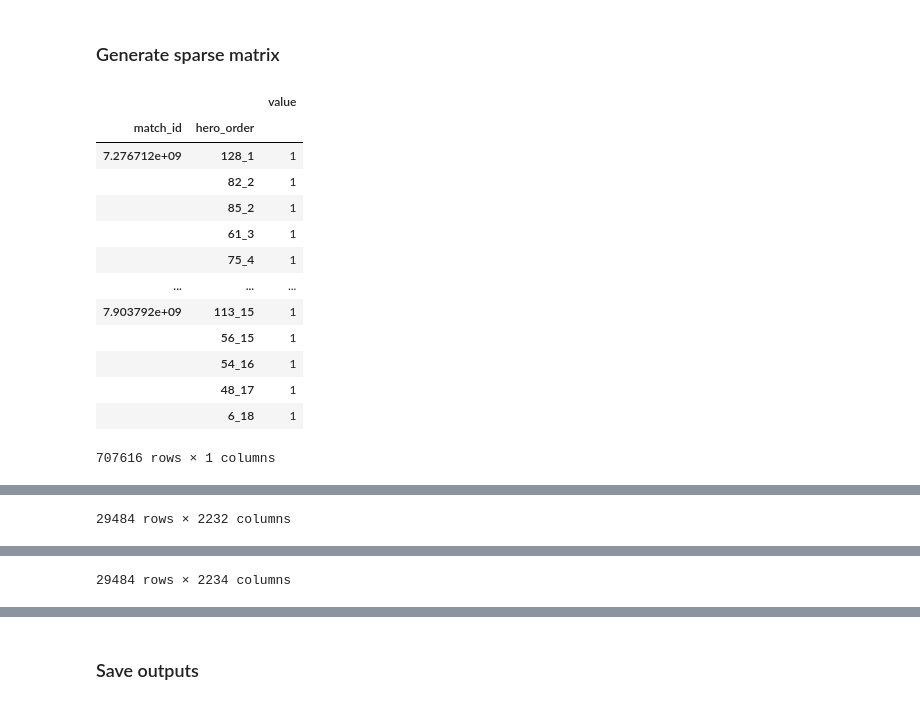
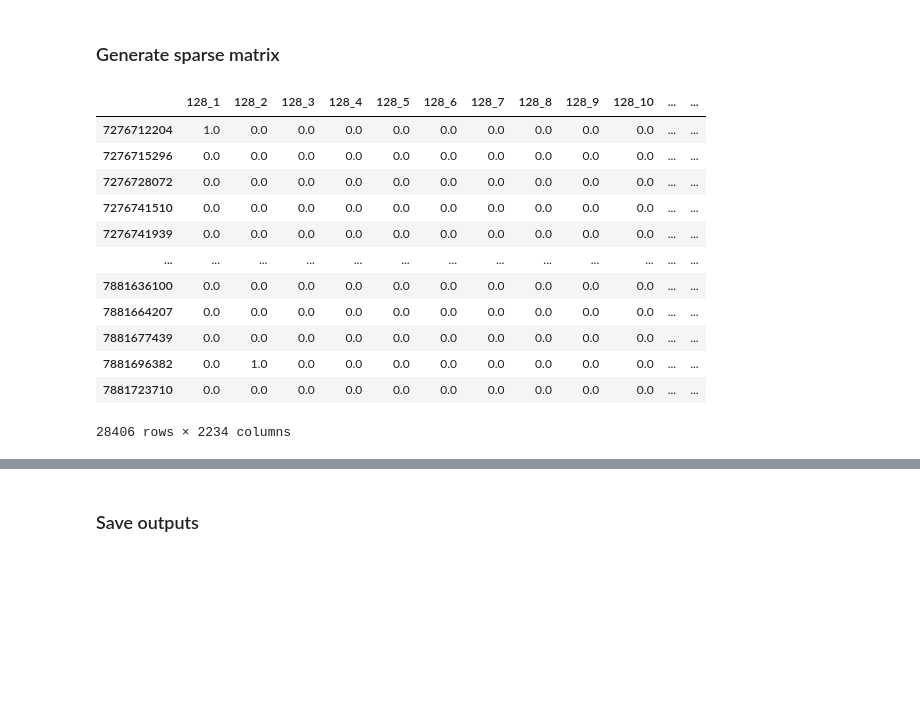
Before and after one commit to DevDords/LT2_DMW2_CaptainsMode, a Jupyter notebook: 1. preprocess.ipynb, the cells around one changed output, grey strips where cells are left out. Cells and saved outputs as stored; diff of their text form; code cells hidden in the pictures; blank space fills up the shorter version.

```diff
--- a/1. preprocess.ipynb
+++ b/1. preprocess.ipynb
@@ -212,61 +196,75 @@ def generate_sparse_matrix(matches, picks_bans):
     num_rows = len(picks_bans['match_id'].unique())
     hero_cols = [str(int(i)) for i in picks_bans['hero_id'].unique()]
     col_names = [f'{hero_id}_{i}' for hero_id in hero_cols for i in range(1, 19)] + ['radiant_win']
+    col_heroes = [f'{hero_id}' for hero_id in hero_cols] + ['radiant_win']
 
-    # Initialize an empty DataFrame with zeros
+    # Initialize empty DataFrames with zeros
     sparse_draft = pd.DataFrame(
         np.zeros((num_rows, len(col_names))),
         index=picks_bans['match_id'].unique(),
         columns=col_names
     )
+    whole_draft = pd.DataFrame(
+        np.zeros((num_rows, len(col_heroes))),
+        index=picks_bans['match_id'].unique(),
+        columns=col_heroes
+    )
 
     sparse_draft['radiant_win'] = sparse_draft['radiant_win'].astype(bool)
-    # sparse_draft['radiant_team_id'] = sparse_draft['radiant_team_id'].astype(int).astype(str)
-    # sparse_draft['dire_team_id'] = sparse_draft['dire_team_id'].astype(int).astype(str)
+    whole_draft['radiant_win'] = whole_draft['radiant_win'].astype(bool)
 
+    # Update the 'radiant_win' column based on the matches DataFrame
     sparse_draft['radiant_win'] = matches['radiant_win'].reindex(sparse_draft.index, fill_value=False)
-    # sparse_draft['radiant_team_id'] = matches['radiant_team_id'].reindex(sparse_draft.index, fill_value='unknown')
-    # sparse_draft['dire_team_id'] = matches['dire_team_id'].reindex(sparse_draft.index, fill_value='unknown')
-
+    whole_draft['radiant_win'] = matches['radiant_win'].reindex(whole_draft.index, fill_value=False)
 
     # Create a list to collect the rows and columns to update
     updates = []
+    drafts = []
 
-    # Iterate through each row in pick_bans and collect updates
+    # Iterate through each row in picks_bans and collect updates
     for _, row in picks_bans.iterrows():
         match_id = row['match_id']
         hero_order = f"{int(row['hero_id'])}_{convert_order(int(row['order']))}"
+        hero_only = f"{int(row['hero_id'])}"
+
         if match_id in sparse_draft.index:
             updates.append((match_id, hero_order, 1))
+        if match_id in whole_draft.index:
+            drafts.append((match_id, hero_only, convert_team(int(row['order']))))
 
-    # Create a DataFrame from the updates and use it to update sparse_draft
+    # Update sparse_draft
     if updates:
         update_df = pd.DataFrame(updates, columns=['match_id', 'hero_order', 'value'])
         update_df.set_index(['match_id', 'hero_order'], inplace=True)
-        display(update_df)
-        display(update_df.unstack(level=-1)['value'].fillna(0))
         sparse_draft.update(update_df.unstack(level=-1)['value'].fillna(0))
 
-    # add indicator to determine team with first ban
+    # Update whole_draft
+    if drafts:
+        draft_df = pd.DataFrame(drafts, columns=['match_id', 'hero_only', 'value'])
+        draft_df.set_index(['match_id', 'hero_only'], inplace=True)
+        whole_draft.update(draft_df.unstack(level=-1)['value'].fillna(0))
+
+    # Add indicator to determine team with first ban for sparse_draft
     sparse_draft = sparse_draft.merge(picks_bans.loc[picks_bans['order'] == 0, ['team', 'match_id']].set_index('match_id'), left_index=True, right_index=True, how='left')
 
-    return sparse_draft
+    whole_draft = whole_draft.merge(picks_bans.loc[picks_bans['order'] == 0, ['team', 'match_id']].set_index('match_id'), left_index=True, right_index=True, how='left')
 
-# generate sparse matrix
-sparse_draft = generate_sparse_matrix(dota_df, picks_bans)
+    return sparse_draft, whole_draft
+
+# Generate sparse and whole drafts
+sparse_draft, whole_draft = generate_sparse_matrix(dota_df, picks_bans)
 sparse_draft
 # %% [output]
-|  |  | value |
-| match_id | hero_order |  |
-| 7.276712e+09 | 128_1 | 1 |
-|  | 82_2 | 1 |
-|  | 85_2 | 1 |
-|  | 61_3 | 1 |
-|  | 75_4 | 1 |
-| ... | ... | ... |
-| 7.903792e+09 | 113_15 | 1 |
-|  | 56_15 | 1 |
-|  | 54_16 | 1 |
-|  | 48_17 | 1 |
-|  | 6_18 | 1 |
+|  | 128_1 | 128_2 | 128_3 | 128_4 | 128_5 | 128_6 | 128_7 | 128_8 | 128_9 | 128_10 | ... | ... |
+| 7276712204 | 1.0 | 0.0 | 0.0 | 0.0 | 0.0 | 0.0 | 0.0 | 0.0 | 0.0 | 0.0 | ... | ... |
+| 7276715296 | 0.0 | 0.0 | 0.0 | 0.0 | 0.0 | 0.0 | 0.0 | 0.0 | 0.0 | 0.0 | ... | ... |
+| 7276728072 | 0.0 | 0.0 | 0.0 | 0.0 | 0.0 | 0.0 | 0.0 | 0.0 | 0.0 | 0.0 | ... | ... |
+| 7276741510 | 0.0 | 0.0 | 0.0 | 0.0 | 0.0 | 0.0 | 0.0 | 0.0 | 0.0 | 0.0 | ... | ... |
+| 7276741939 | 0.0 | 0.0 | 0.0 | 0.0 | 0.0 | 0.0 | 0.0 | 0.0 | 0.0 | 0.0 | ... | ... |
+| ... | ... | ... | ... | ... | ... | ... | ... | ... | ... | ... | ... | ... |
+| 7881636100 | 0.0 | 0.0 | 0.0 | 0.0 | 0.0 | 0.0 | 0.0 | 0.0 | 0.0 | 0.0 | ... | ... |
+| 7881664207 | 0.0 | 0.0 | 0.0 | 0.0 | 0.0 | 0.0 | 0.0 | 0.0 | 0.0 | 0.0 | ... | ... |
+| 7881677439 | 0.0 | 0.0 | 0.0 | 0.0 | 0.0 | 0.0 | 0.0 | 0.0 | 0.0 | 0.0 | ... | ... |
+| 7881696382 | 0.0 | 1.0 | 0.0 | 0.0 | 0.0 | 0.0 | 0.0 | 0.0 | 0.0 | 0.0 | ... | ... |
+| 7881723710 | 0.0 | 0.0 | 0.0 | 0.0 | 0.0 | 0.0 | 0.0 | 0.0 | 0.0 | 0.0 | ... | ... |
-707616 rows × 1 columns
+28406 rows × 2234 columns
@@ -286 +270,0 @@ sparse_draft
-29484 rows × 2232 columns
@@ -299,4 +271,3 @@ sparse_draft
-29484 rows × 2234 columns
 # %%
 # check if all team filled
 sparse_draft['team'].isnull().sum()
```
Also changed, not shown: parts of 14 cells of this notebook, 2 other files.
